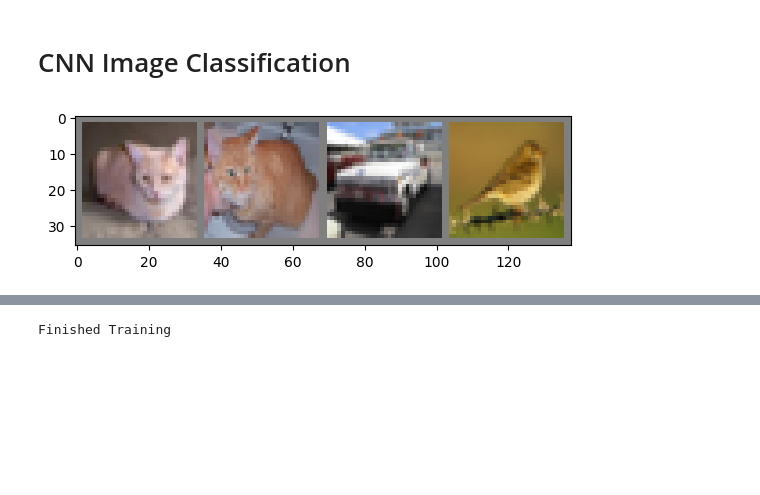
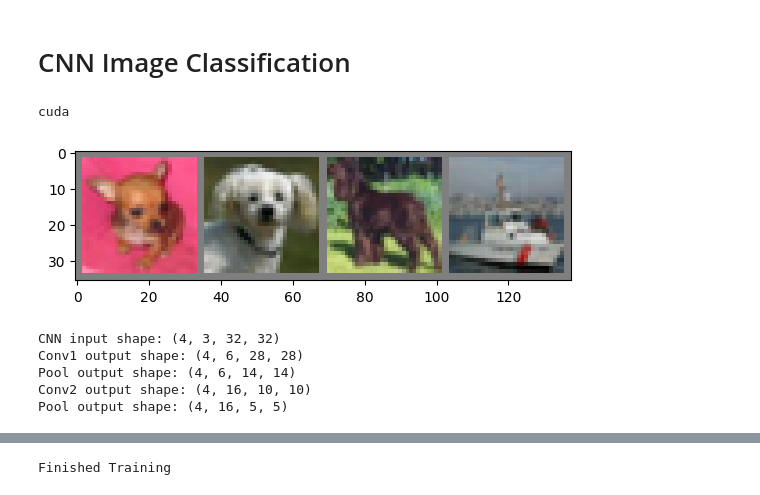
Before and after one commit to superzerosec/100-day-challenge, a Jupyter notebook: asset/CNN_Image_Classification.ipynb, the cells around one changed output, grey strips where cells are left out. Cells and saved outputs as stored; diff of their text form; code cells hidden in the pictures; blank space fills up the shorter version.

Commit message:
Update CNN image classification

```diff
--- a/asset/CNN_Image_Classification.ipynb
+++ b/asset/CNN_Image_Classification.ipynb
@@ -13,6 +16,9 @@ import numpy as np
 # %%
 # Device configuration
 device = torch.device('cuda' if torch.cuda.is_available() else 'cpu')
+print(device)
+# %% [output]
+cuda
 # %%
 # Hyper-parameters
 num_epochs = 5
@@ -26,16 +32,16 @@ transform = transforms.Compose(
      transforms.Normalize((0.5, 0.5, 0.5), (0.5, 0.5, 0.5))])
 # %%
 # CIFAR10: 60000 32x32 color images in 10 classes, with 6000 images per class
-train_dataset = torchvision.datasets.CIFAR10(root='./data', train=True,
+X_train = torchvision.datasets.CIFAR10(root='./data', train=True,
                                         download=True, transform=transform)
 
-test_dataset = torchvision.datasets.CIFAR10(root='./data', train=False,
+X_test = torchvision.datasets.CIFAR10(root='./data', train=False,
                                        download=True, transform=transform)
 
-train_loader = torch.utils.data.DataLoader(train_dataset, batch_size=batch_size,
+X_train_loader = torch.utils.data.DataLoader(X_train, batch_size=batch_size,
                                           shuffle=True)
 
-test_loader = torch.utils.data.DataLoader(test_dataset, batch_size=batch_size,
+X_test_loader = torch.utils.data.DataLoader(X_test, batch_size=batch_size,
                                          shuffle=False)
 
 classes = ('plane', 'car', 'bird', 'cat',
@@ -43,19 +49,42 @@ classes = ('plane', 'car', 'bird', 'cat',
 # %%
 def imshow(img):
     img = img / 2 + 0.5  # unnormalize
     npimg = img.numpy()
     plt.imshow(np.transpose(npimg, (1, 2, 0)))
     plt.show()
 
 
 # get some random training images
-dataiter = iter(train_loader)
+dataiter = iter(X_train_loader)
 images, labels = next(dataiter)
 
 # show images
 imshow(torchvision.utils.make_grid(images))
 # %% [output]
-[figure, old version]
+[figure, new version]
+# %%
+conv1 = nn.Conv2d(3, 6, 5)
+pool = nn.MaxPool2d(2, 2)
+conv2 = nn.Conv2d(6, 16, 5)
+fc1 = nn.Linear(16 * 5 * 5, 120)
+fc2 = nn.Linear(120, 84)
+fc3 = nn.Linear(84, 10)
+
+print(f"CNN input shape: {tuple(images.shape)}")
+x = conv1(images)
+print(f"Conv1 output shape: {tuple(x.shape)}")
+x = pool(x)
+print(f"Pool output shape: {tuple(x.shape)}")
+x = conv2(x)
+print(f"Conv2 output shape: {tuple(x.shape)}")
+x = pool(x)
+print(f"Pool output shape: {tuple(x.shape)}")
+# %% [output]
+CNN input shape: (4, 3, 32, 32)
+Conv1 output shape: (4, 6, 28, 28)
+Pool output shape: (4, 6, 14, 14)
+Conv2 output shape: (4, 16, 10, 10)
+Pool output shape: (4, 16, 5, 5)
 # %%
 class ConvNet(nn.Module):
     def __init__(self):
```
Also changed, not shown: parts of 4 cells of this notebook, 2 other files.
